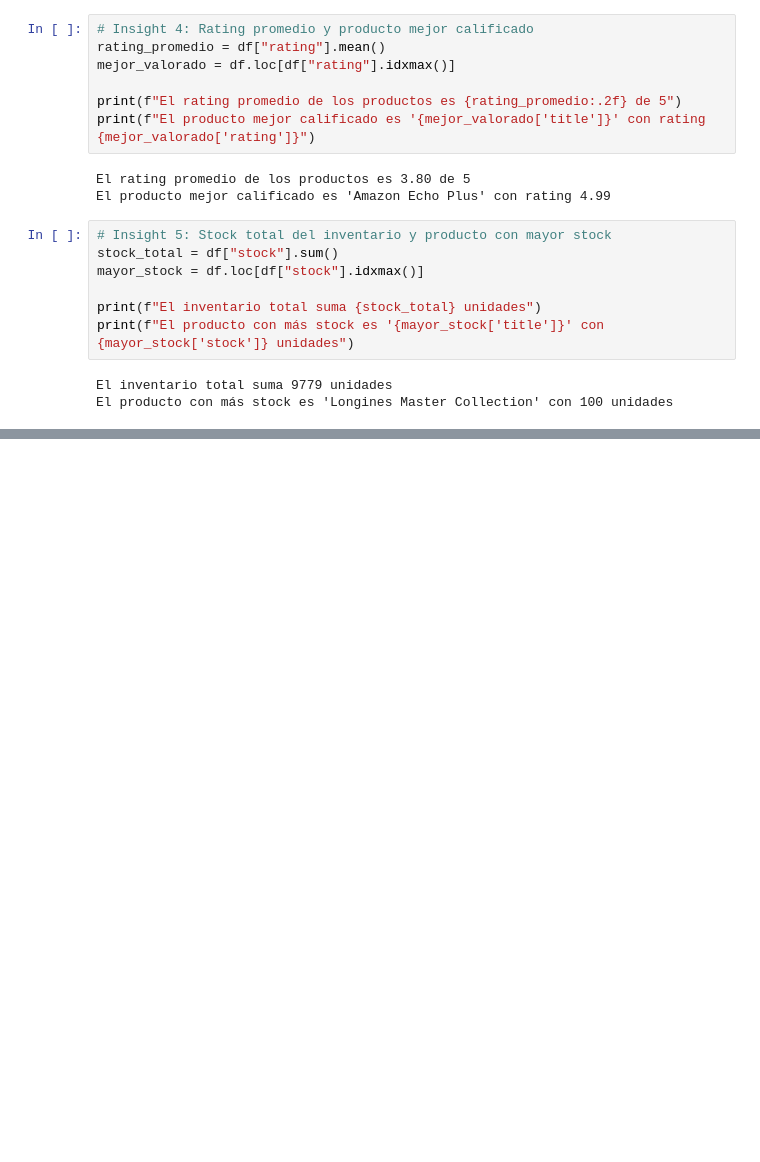
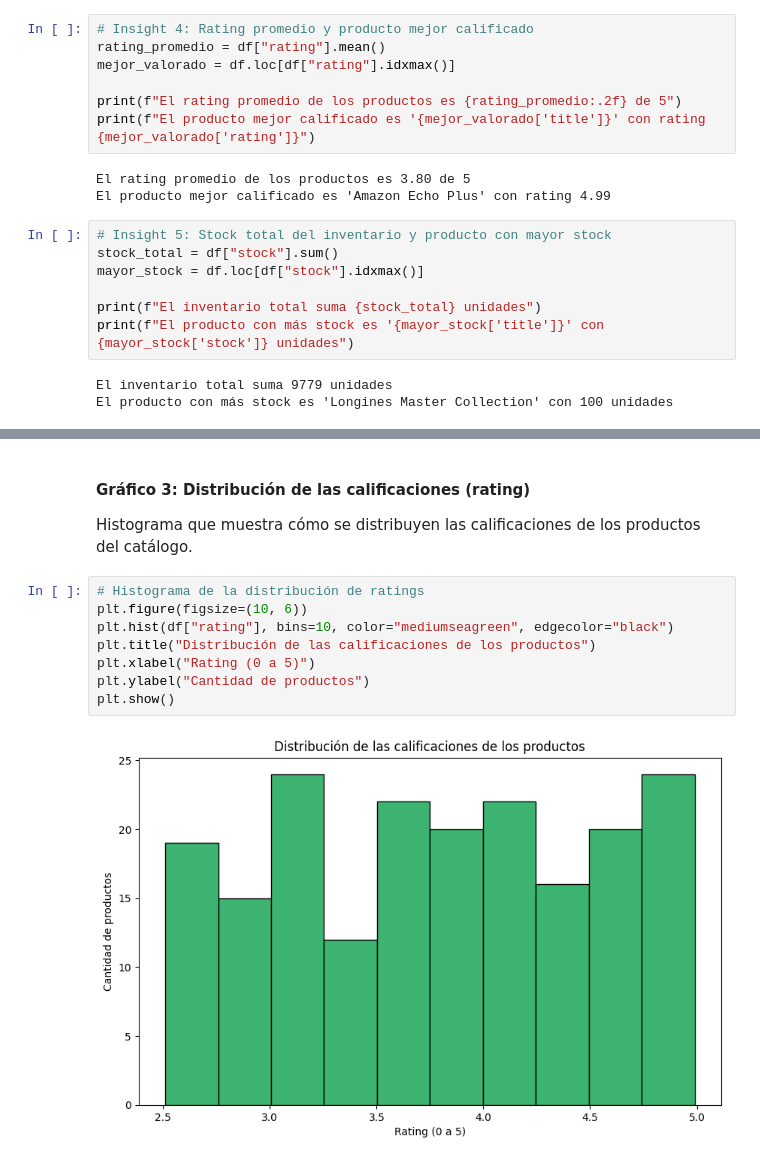
Before and after one commit to rafaelriatiga/taller4-api, a Jupyter notebook: analisis.ipynb, the cells around one changed output, grey strips where cells are left out. Saved outputs shown, nothing was run; the diff lists cells and outputs as text; blank space fills up the shorter version.

```diff
--- a/analisis.ipynb
+++ b/analisis.ipynb
@@ -142,0 +184,13 @@ El producto con más stock es 'Longines Master Collection' con 100 unidades
+# %% [markdown]
+#### Gráfico 3: Distribución de las calificaciones (rating)
+Histograma que muestra cómo se distribuyen las calificaciones de los productos del catálogo.
+# %%
+# Histograma de la distribución de ratings
+plt.figure(figsize=(10, 6))
+plt.hist(df["rating"], bins=10, color="mediumseagreen", edgecolor="black")
+plt.title("Distribución de las calificaciones de los productos")
+plt.xlabel("Rating (0 a 5)")
+plt.ylabel("Cantidad de productos")
+plt.show()
+# %% [output]
+[figure, added]
```
Also changed, not shown: parts of 4 cells of this notebook.
